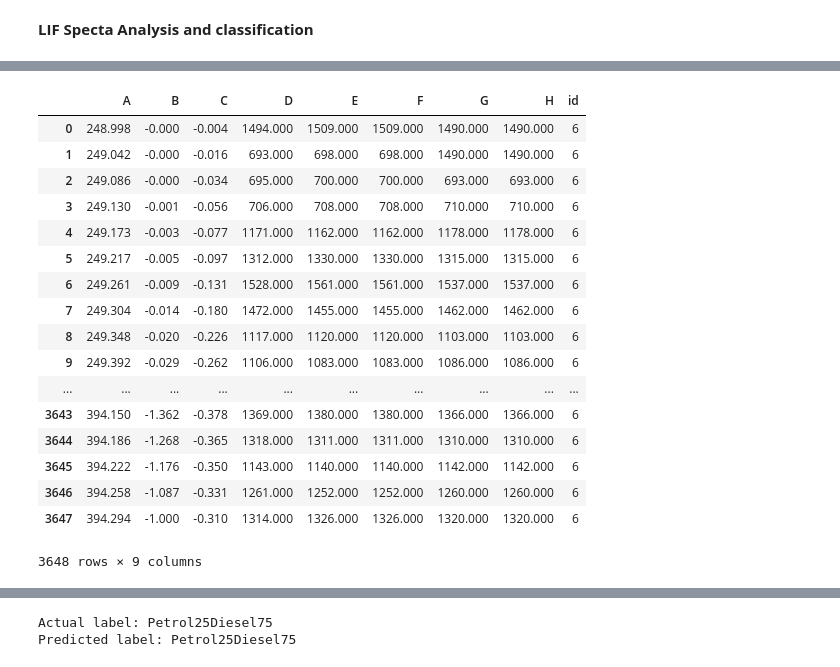
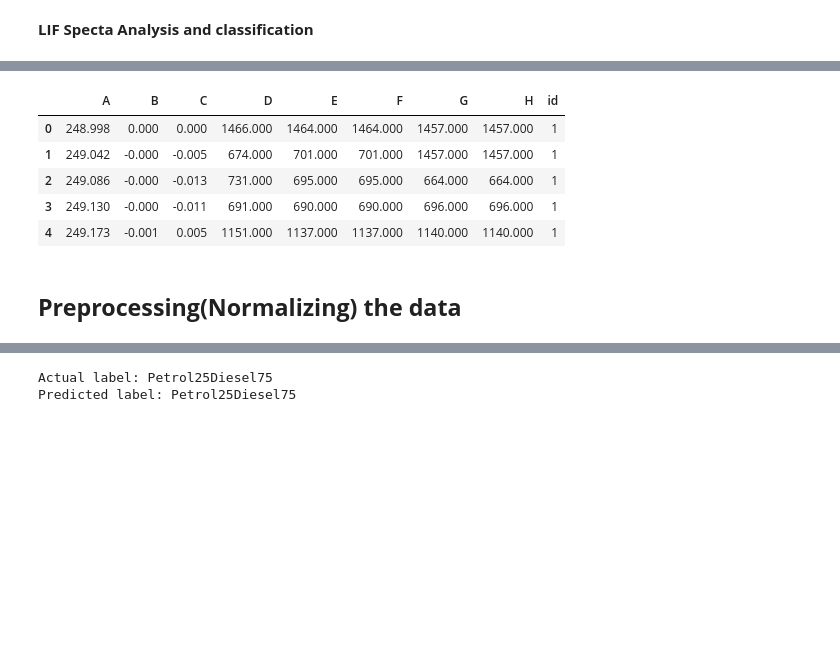
Before and after one commit to adityas1998/LIF-Spectra-classification, a Jupyter notebook: LIF.ipynb, the cells around one changed output, grey strips where cells are left out. Cells and saved outputs as stored; diff of their text form; code cells hidden in the pictures; blank space fills up the shorter version.

```diff
--- a/LIF.ipynb
+++ b/LIF.ipynb
@@ -61,23 +65,13 @@ lab
 # %%
-#checking sub frames
-sub_dfs[5]
+# #checking sub frames
+df.head()
 # %% [output]
 |  | A | B | C | D | E | F | G | H | id |
-| 0 | 248.998 | -0.000 | -0.004 | 1494.000 | 1509.000 | 1509.000 | 1490.000 | 1490.000 | 6 |
-| 1 | 249.042 | -0.000 | -0.016 | 693.000 | 698.000 | 698.000 | 1490.000 | 1490.000 | 6 |
-| 2 | 249.086 | -0.000 | -0.034 | 695.000 | 700.000 | 700.000 | 693.000 | 693.000 | 6 |
-| 3 | 249.130 | -0.001 | -0.056 | 706.000 | 708.000 | 708.000 | 710.000 | 710.000 | 6 |
-| 4 | 249.173 | -0.003 | -0.077 | 1171.000 | 1162.000 | 1162.000 | 1178.000 | 1178.000 | 6 |
-| 5 | 249.217 | -0.005 | -0.097 | 1312.000 | 1330.000 | 1330.000 | 1315.000 | 1315.000 | 6 |
-| 6 | 249.261 | -0.009 | -0.131 | 1528.000 | 1561.000 | 1561.000 | 1537.000 | 1537.000 | 6 |
-| 7 | 249.304 | -0.014 | -0.180 | 1472.000 | 1455.000 | 1455.000 | 1462.000 | 1462.000 | 6 |
-| 8 | 249.348 | -0.020 | -0.226 | 1117.000 | 1120.000 | 1120.000 | 1103.000 | 1103.000 | 6 |
-| 9 | 249.392 | -0.029 | -0.262 | 1106.000 | 1083.000 | 1083.000 | 1086.000 | 1086.000 | 6 |
-| ... | ... | ... | ... | ... | ... | ... | ... | ... | ... |
-| 3643 | 394.150 | -1.362 | -0.378 | 1369.000 | 1380.000 | 1380.000 | 1366.000 | 1366.000 | 6 |
-| 3644 | 394.186 | -1.268 | -0.365 | 1318.000 | 1311.000 | 1311.000 | 1310.000 | 1310.000 | 6 |
-| 3645 | 394.222 | -1.176 | -0.350 | 1143.000 | 1140.000 | 1140.000 | 1142.000 | 1142.000 | 6 |
-| 3646 | 394.258 | -1.087 | -0.331 | 1261.000 | 1252.000 | 1252.000 | 1260.000 | 1260.000 | 6 |
-| 3647 | 394.294 | -1.000 | -0.310 | 1314.000 | 1326.000 | 1326.000 | 1320.000 | 1320.000 | 6 |
+| 0 | 248.998 | 0.000 | 0.000 | 1466.000 | 1464.000 | 1464.000 | 1457.000 | 1457.000 | 1 |
+| 1 | 249.042 | -0.000 | -0.005 | 674.000 | 701.000 | 701.000 | 1457.000 | 1457.000 | 1 |
+| 2 | 249.086 | -0.000 | -0.013 | 731.000 | 695.000 | 695.000 | 664.000 | 664.000 | 1 |
+| 3 | 249.130 | -0.000 | -0.011 | 691.000 | 690.000 | 690.000 | 696.000 | 696.000 | 1 |
+| 4 | 249.173 | -0.001 | 0.005 | 1151.000 | 1137.000 | 1137.000 | 1140.000 | 1140.000 | 1 |
-3648 rows × 9 columns
+# %% [markdown]
+## **Preprocessing(Normalizing) the data**
 # %%
```
Also changed, not shown: parts of 12 cells of this notebook.
